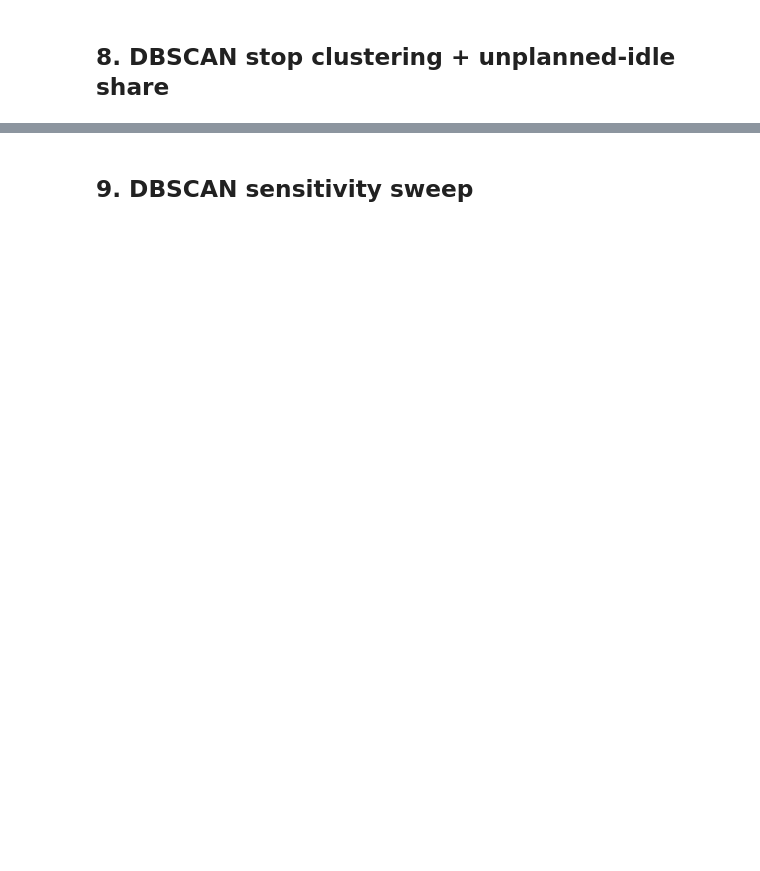
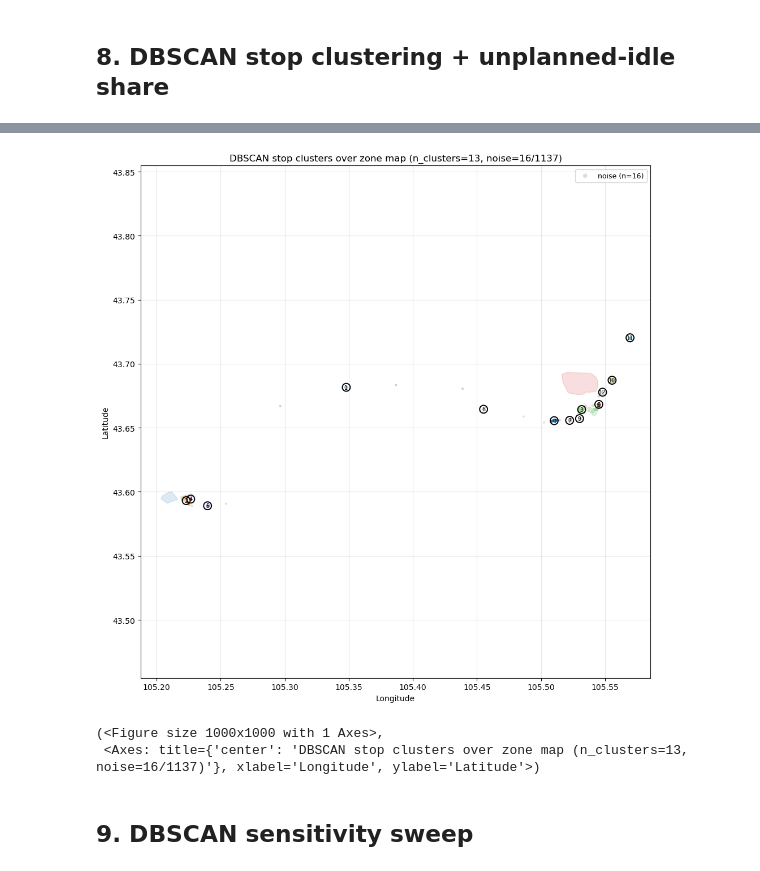
Before and after one commit to uranbileguka/GPS_project, a Jupyter notebook: notebooks/analysis/cycle_idle_analysis.ipynb, the cells around one changed output, grey strips where cells are left out. Cells and saved outputs as stored; diff of their text form; code cells hidden in the pictures; blank space fills up the shorter version.

```diff
--- a/notebooks/analysis/cycle_idle_analysis.ipynb
+++ b/notebooks/analysis/cycle_idle_analysis.ipynb
@@ -99,2 +399,8 @@ print(f"Unplanned idle share: {stops.unplanned_idle_share(labeled_stops):.1%}")
+# %%
+plotting.plot_dbscan_stop_clusters(labeled_stops, zones_gdf)
+# %% [output]
+[figure, added]
+(<Figure size 1000x1000 with 1 Axes>,
+ <Axes: title={'center': 'DBSCAN stop clusters over zone map (n_clusters=13, noise=16/1137)'}, xlabel='Longitude', ylabel='Latitude'>)
 # %% [markdown]
 ## 9. DBSCAN sensitivity sweep
```
Also changed, not shown: parts of 46 cells of this notebook, 8 other files.
